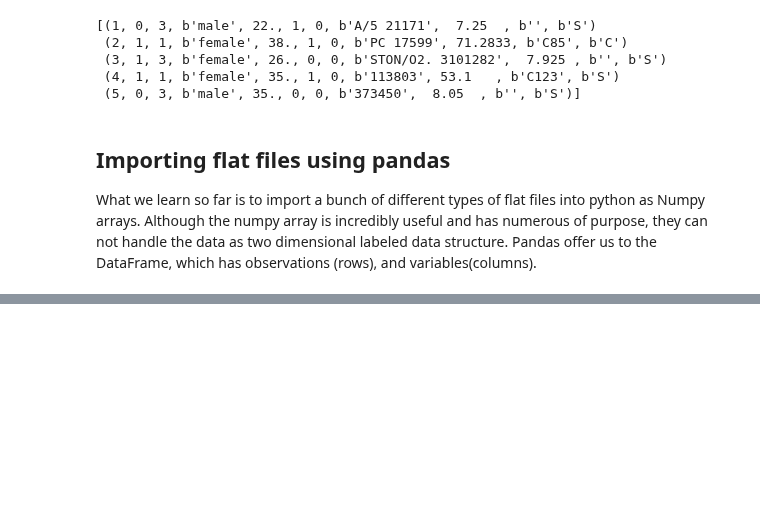
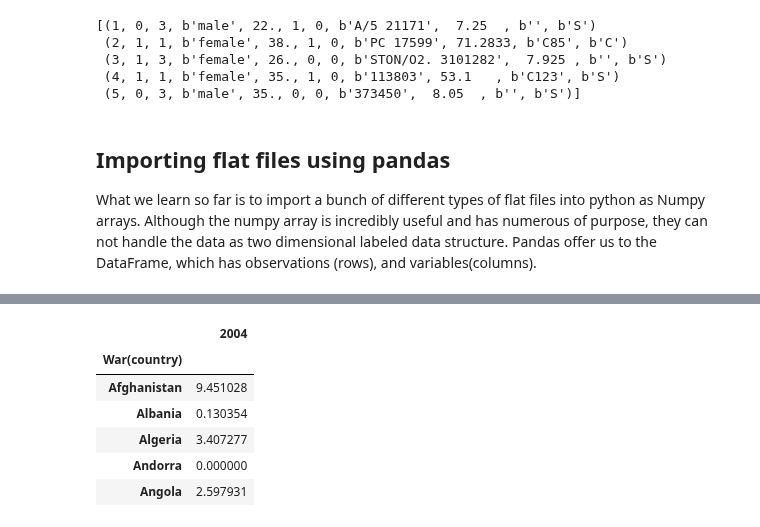
Before and after one commit to aysbt/DataCamp, a Jupyter notebook: Importing_Data_in_Python_part1.ipynb, the cells around one changed output, grey strips where cells are left out. Saved outputs shown, nothing was run; the diff lists cells and outputs as text; code cells hidden in the pictures; blank space fills up the shorter version.

```diff
--- a/Importing_Data_in_Python_part1.ipynb
+++ b/Importing_Data_in_Python_part1.ipynb
@@ -159,0 +230,11 @@ Handling read_csv() function under different circumstances
+# %%
+excel_df = pd.read_excel('data/battledeath.xlsx', index_col=0, sheet_name='2004')
+excel_df.head()
+# %% [output]
+|  | 2004 |
+| War(country) |  |
+| Afghanistan | 9.451028 |
+| Albania | 0.130354 |
+| Algeria | 3.407277 |
+| Andorra | 0.000000 |
+| Angola | 2.597931 |
```
Also changed, not shown: parts of 24 cells of this notebook.
